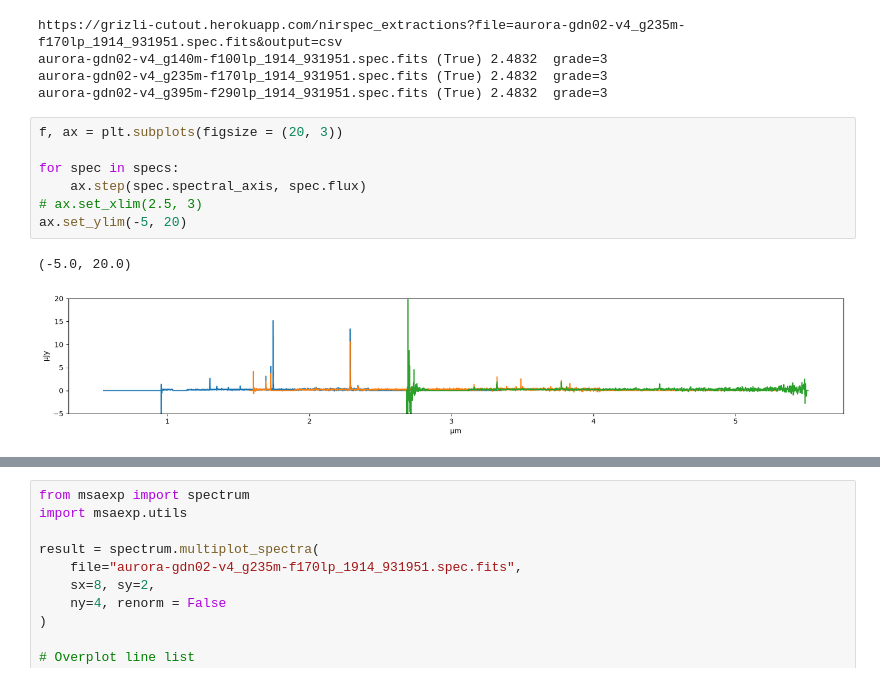
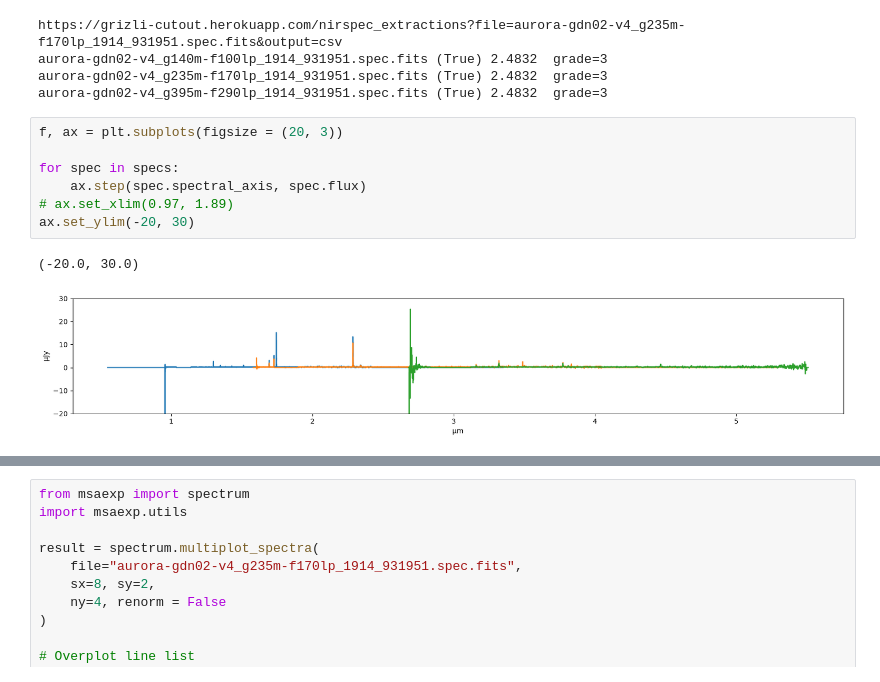
Before and after one commit to CrushinAngel/Astronomical_Investigation_Project, a Jupyter notebook: notebooks/spectrum_example.ipynb, the cells around one changed output, grey strips where cells are left out. Saved outputs shown, nothing was run; the diff lists cells and outputs as text.

```diff
--- a/notebooks/spectrum_example.ipynb
+++ b/notebooks/spectrum_example.ipynb
@@ -48,13 +48,13 @@ aurora-gdn02-v4_g395m-f290lp_1914_931951.spec.fits (True) 2.4832  grade=3
 # %%
 f, ax = plt.subplots(figsize = (20, 3))
 
 for spec in specs:
     ax.step(spec.spectral_axis, spec.flux)
-# ax.set_xlim(2.5, 3)
-ax.set_ylim(-5, 20)
+# ax.set_xlim(0.97, 1.89)
+ax.set_ylim(-20, 30)
 # %% [output]
-(-5.0, 20.0)
+(-20.0, 30.0)
-[figure, old version]
+[figure, new version]
 # %%
 from astropy.table import QTable as qt
 
```
Also changed, not shown: parts of 4 cells of this notebook, 1 other file.
